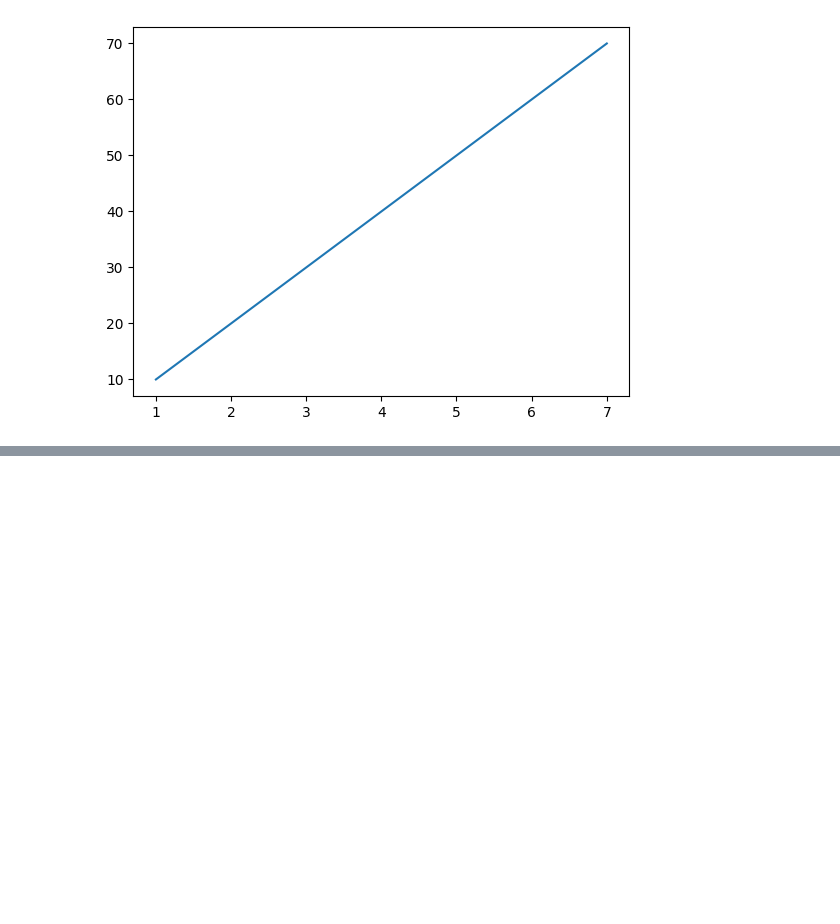
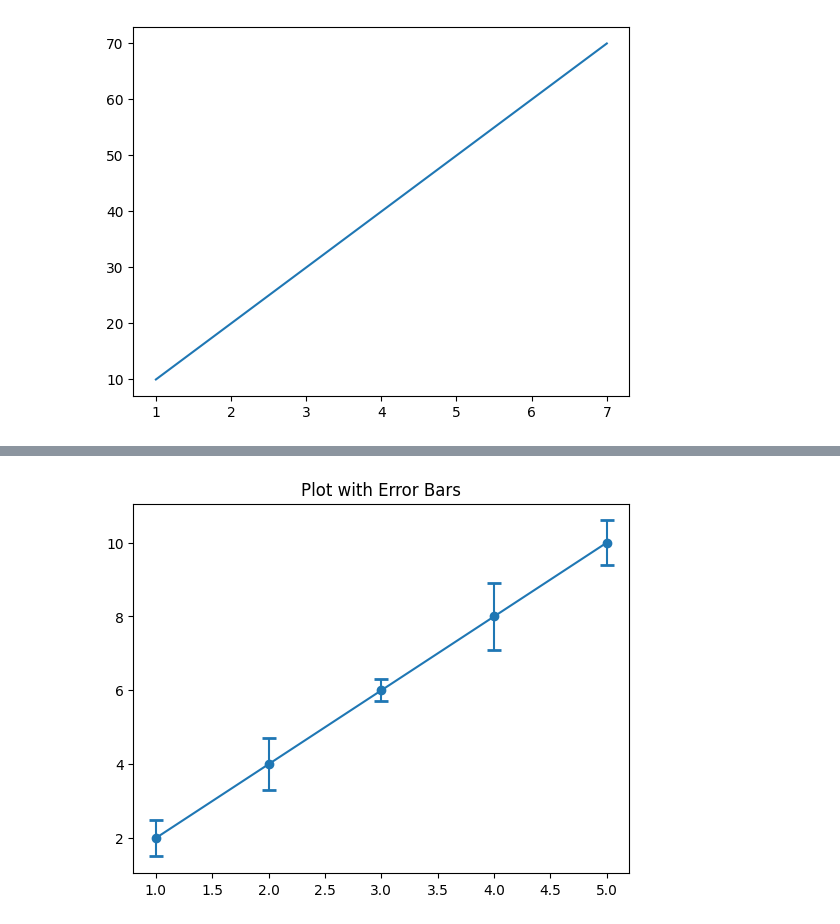
Before and after one commit to Subodhoraw/Python-revive, a Jupyter notebook: Q&A/python_details/matplotlibd/intemedmatplot.ipynb, the cells around one changed output, grey strips where cells are left out. Cells and saved outputs as stored; diff of their text form; code cells hidden in the pictures; blank space fills up the shorter version.

```diff
--- a/Q&A/python_details/matplotlibd/intemedmatplot.ipynb
+++ b/Q&A/python_details/matplotlibd/intemedmatplot.ipynb
@@ -130,0 +194,11 @@ ValueError: The number of FixedLocator locations (7), usually from a call to set
+# %%
+x = [1, 2, 3, 4, 5]
+y = [2, 4, 6, 8, 10]
+y_error = [0.5, 0.7, 0.3, 0.9, 0.6]
+
+fig, ax = plt.subplots()
+ax.errorbar(x, y, yerr=y_error, fmt='o-', capsize=5, capthick=2)
+ax.set_title('Plot with Error Bars')
+plt.show()
+# %% [output]
+[figure, added]
```
Also changed, not shown: parts of 6 cells of this notebook.
